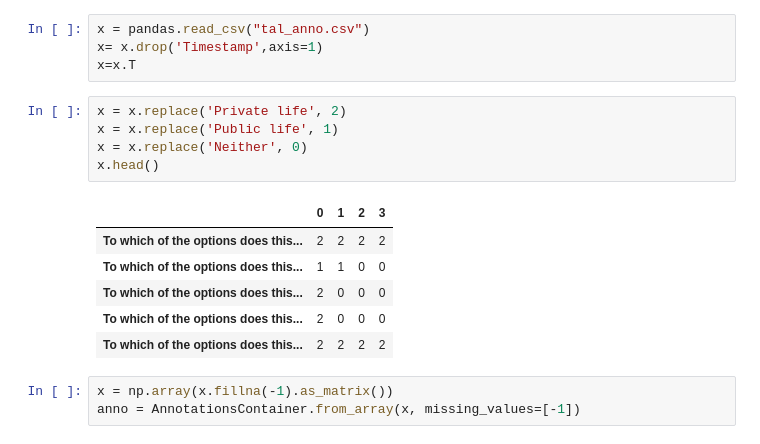
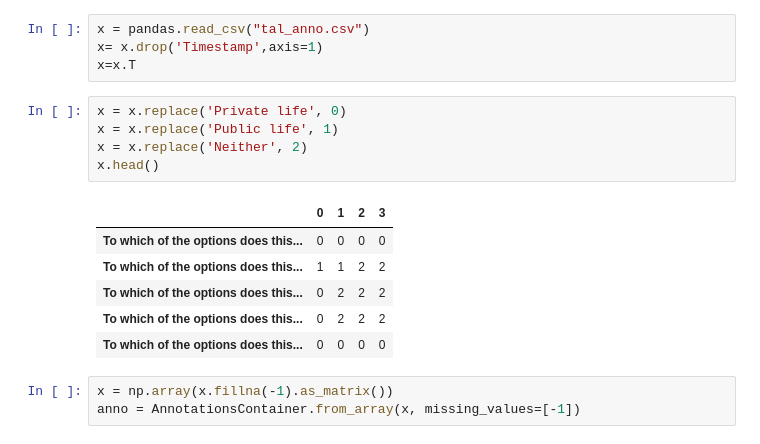
Before and after one commit to laurenjli/Content-Analysis-2020, a Jupyter notebook: week-2/2-Reliability.ipynb, the cells around one changed output. Cells and saved outputs as stored; diff of their text form.

```diff
--- a/week-2/2-Reliability.ipynb
+++ b/week-2/2-Reliability.ipynb
@@ -229,17 +229,17 @@ x = pandas.read_csv("tal_anno.csv")
 x= x.drop('Timestamp',axis=1)
 x=x.T
 # %%
-x = x.replace('Private life', 2)
+x = x.replace('Private life', 0)
 x = x.replace('Public life', 1)
-x = x.replace('Neither', 0)
+x = x.replace('Neither', 2)
 x.head()
 # %% [output]
 |  | 0 | 1 | 2 | 3 |
-| To which of the options does this... | 2 | 2 | 2 | 2 |
-| To which of the options does this... | 1 | 1 | 0 | 0 |
-| To which of the options does this... | 2 | 0 | 0 | 0 |
-| To which of the options does this... | 2 | 0 | 0 | 0 |
-| To which of the options does this... | 2 | 2 | 2 | 2 |
+| To which of the options does this... | 0 | 0 | 0 | 0 |
+| To which of the options does this... | 1 | 1 | 2 | 2 |
+| To which of the options does this... | 0 | 2 | 2 | 2 |
+| To which of the options does this... | 0 | 2 | 2 | 2 |
+| To which of the options does this... | 0 | 0 | 0 | 0 |
 # %%
 x = np.array(x.fillna(-1).as_matrix())
 anno = AnnotationsContainer.from_array(x, missing_values=[-1])
```
Also changed, not shown: parts of 29 cells of this notebook.
